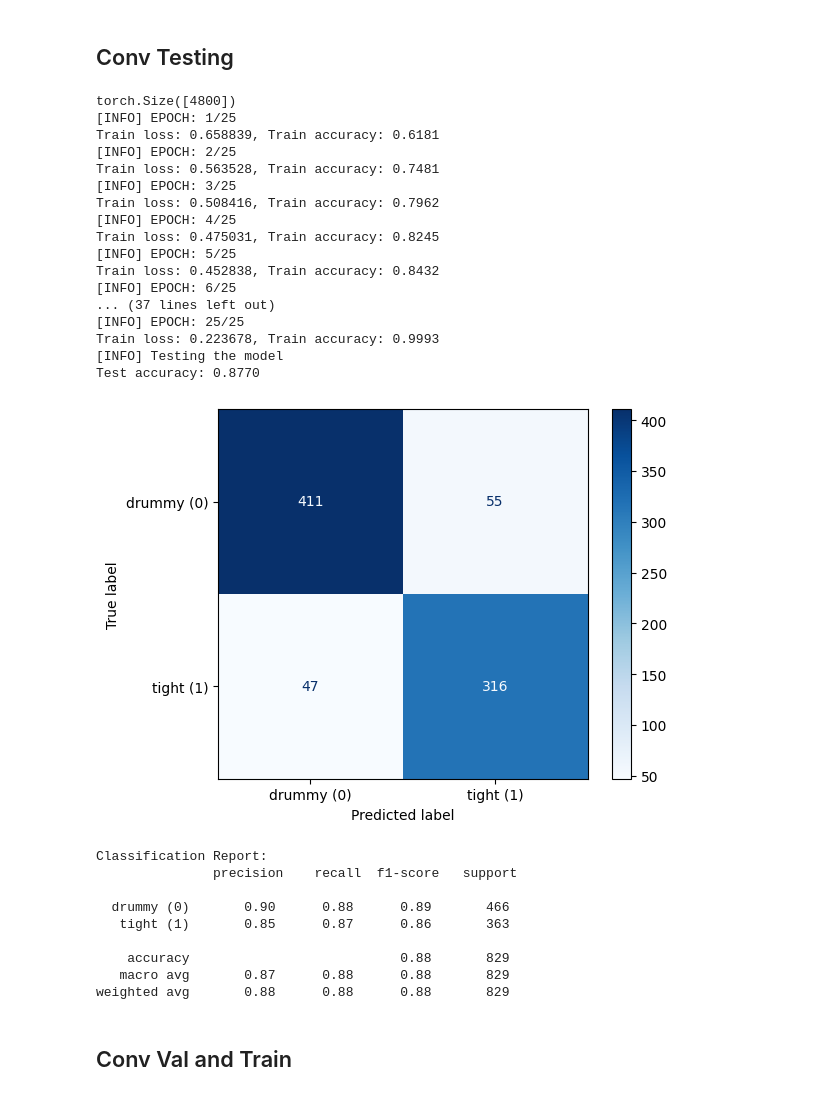
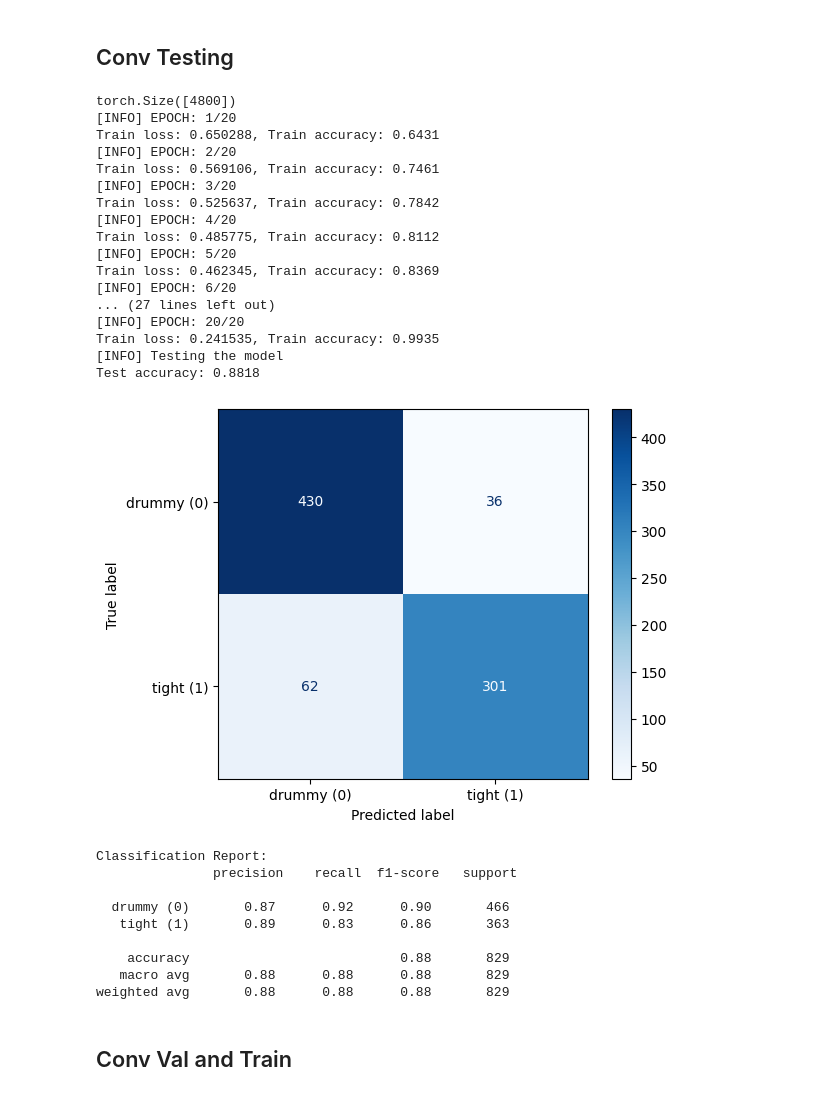
Before and after one commit to kanwarSINGH03/acoustic_signal_classification, a Jupyter notebook: evaluation/conv_p2.ipynb, the cells around one changed output. Saved outputs shown, nothing was run; the diff lists cells and outputs as text; code cells hidden in the pictures.

```diff
--- a/evaluation/conv_p2.ipynb
+++ b/evaluation/conv_p2.ipynb
@@ -84,54 +84,54 @@ KeyError: 0
 # %%
 torch.manual_seed(42)
 import models.classification as classify
 import models.loops as loops
 import models.models as models
 
 train_idx = list(range(0, 7400))
 test_idx = list(range(7400,8229))
 
 train_data = torch.utils.data.Subset(data_2, train_idx)
 test_data = torch.utils.data.Subset(data_2, test_idx)
 
 batch_size = 90
 
 train_loader = torch.utils.data.DataLoader(train_data, batch_size=batch_size, shuffle=True)
 test_loader = torch.utils.data.DataLoader(test_data, batch_size=batch_size, shuffle=True)
 
 print(train_loader.dataset[0][0].shape)
-epochs = 25
+epochs = 20
 model = models.Convolution_p2()
 
 loops.train(model=model, model_path="./model_paths/raw_p2.pth", train_loader=train_loader,val=False, val_loader=None, batch_size=batch_size, lr=1e-3,weight_decay=1e-3, optim="adam", epochs=epochs)
 
 loops.test(model=model, model_path="./model_paths/raw_p2.pth", test_loader=test_loader, report=True)
 # %% [output]
 torch.Size([4800])
-[INFO] EPOCH: 1/25
-Train loss: 0.658839, Train accuracy: 0.6181
-[INFO] EPOCH: 2/25
-Train loss: 0.563528, Train accuracy: 0.7481
-[INFO] EPOCH: 3/25
-Train loss: 0.508416, Train accuracy: 0.7962
-[INFO] EPOCH: 4/25
-Train loss: 0.475031, Train accuracy: 0.8245
-[INFO] EPOCH: 5/25
-Train loss: 0.452838, Train accuracy: 0.8432
-[INFO] EPOCH: 6/25
-... (37 lines left out)
-[INFO] EPOCH: 25/25
-Train loss: 0.223678, Train accuracy: 0.9993
+[INFO] EPOCH: 1/20
+Train loss: 0.650288, Train accuracy: 0.6431
+[INFO] EPOCH: 2/20
+Train loss: 0.569106, Train accuracy: 0.7461
+[INFO] EPOCH: 3/20
+Train loss: 0.525637, Train accuracy: 0.7842
+[INFO] EPOCH: 4/20
+Train loss: 0.485775, Train accuracy: 0.8112
+[INFO] EPOCH: 5/20
+Train loss: 0.462345, Train accuracy: 0.8369
+[INFO] EPOCH: 6/20
+... (27 lines left out)
+[INFO] EPOCH: 20/20
+Train loss: 0.241535, Train accuracy: 0.9935
 [INFO] Testing the model
-Test accuracy: 0.8770
+Test accuracy: 0.8818
-[figure, old version]
+[figure, new version]
 Classification Report:
                precision    recall  f1-score   support
 
-  drummy (0)       0.90      0.88      0.89       466
-   tight (1)       0.85      0.87      0.86       363
+  drummy (0)       0.87      0.92      0.90       466
+   tight (1)       0.89      0.83      0.86       363
 
     accuracy                           0.88       829
-   macro avg       0.87      0.88      0.88       829
+   macro avg       0.88      0.88      0.88       829
 weighted avg       0.88      0.88      0.88       829
 # %% [markdown]
 ## Conv Val and Train
```
Also changed, not shown: parts of 1 cell of this notebook, 2 other files.
